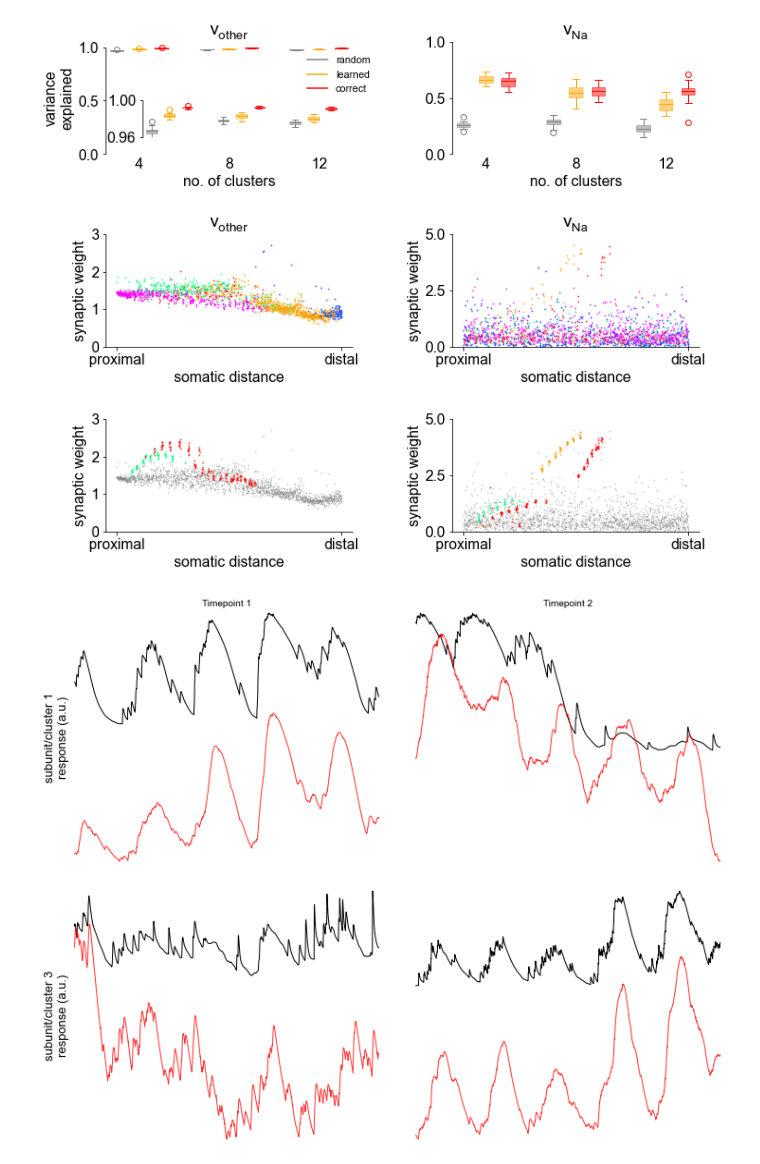
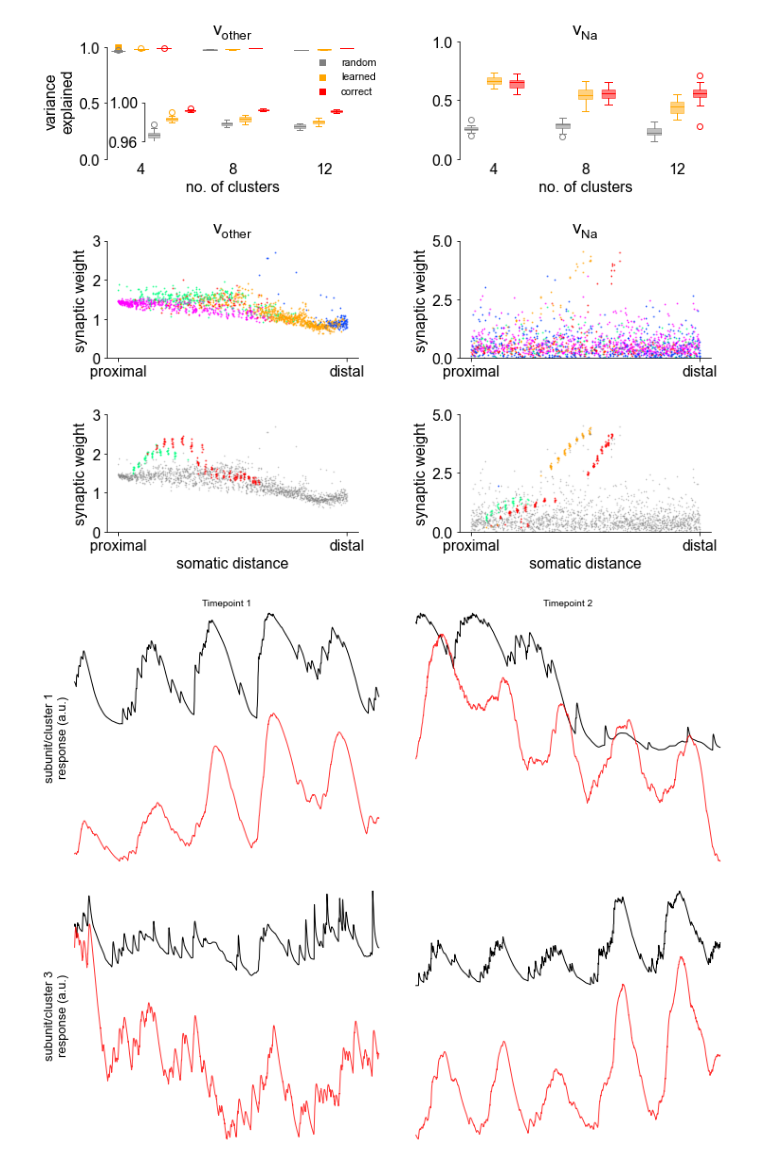
Before and after one commit to yjkimnada/dendrite, a Jupyter notebook: fig8/fig8.ipynb, the cells around one changed output. Drawn from its saved outputs; the diff is of its cells as text; code cells hidden in the pictures.

```diff
--- a/fig8/fig8.ipynb
+++ b/fig8/fig8.ipynb
@@ -167,9 +167,10 @@ ax1.set_yticks([0,0.5,1])
 ax1.set_title("$\mathregular{v_{other}}$")
 ax1.set_ylabel("variance\nexplained")
 
-hG, = ax1.plot(1,1,'gray')
-hN, = ax1.plot(1,1,'orange')
-hR, = ax1.plot(1,1,'red')
+hR = ax1.scatter(1,1,c='red', marker="s")
+hG = ax1.scatter(1,1,c='gray', marker="s")
+hN = ax1.scatter(1,1,c='orange', marker="s")
+
 ax1.legend((hG, hN, hR),('random','learned','correct'), frameon=False,
           loc=(0.8,0.5), fontsize=11)
 hR.set_visible(False)
@@ -322,39 +323,39 @@ ax3.set_ylabel("synaptic weight")
 ax5.set_ylabel("synaptic weight")
 ax4.set_ylabel("synaptic weight")
 ax6.set_ylabel("synaptic weight")
-ax3.set_xlabel("somatic distance")
+#ax3.set_xlabel("somatic distance")
 ax5.set_xlabel("somatic distance")
-ax4.set_xlabel("somatic distance")
+#ax4.set_xlabel("somatic distance")
 ax6.set_xlabel("somatic distance")
 ax3.set_title("$\mathregular{v_{other}}$")
 ax4.set_title("$\mathregular{v_{Na}}$")
 
 
 #ax3.set_xlabel("synapse ID")
 #ax4.set_xlabel("synapse ID")
 #ax5.set_xlabel("synapse ID")
 #ax6.set_xlabel("synapse ID")
 
 ax3.set_xticks([0,2000])
 ax4.set_xticks([0,2000])
 ax3.set_xticklabels(["proximal", "distal"])
 ax4.set_xticklabels(["proximal", "distal"])
 
 #for i in range(3):
     #ax5.vlines(x=(i+1)*60, ymin=0, ymax=np.max(C4_nona_idx[880:1120]), linewidth=1, linestyle="--", color="gray")
     #ax6.vlines(x=(i+1)*60, ymin=0, ymax=np.max(C4_diff_idx[880:1120]), linewidth=1, linestyle="--", color="gray")
 #ax5.set_xticks([0,240])
 #ax6.set_xticks([0,240])
 ax5.set_xticks([0,2000])
 ax6.set_xticks([0,2000])
 ax5.set_xticklabels(["proximal", "distal"])
 ax6.set_xticklabels(["proximal", "distal"])
 
 fig.tight_layout
 #plt.show()
 fig.savefig("/home/sklee/dendrite/fig8/fig8_raw.pdf", bbox_inches="tight", transparent=True)
 # %% [output]
-[figure, old version]
+[figure, new version]
 # %%
 gru4_diff_subout = np.load("/media/hdd01/sklee/CA1_clust4-60/clust/gru_s5_h20_pretrain_output_set1.npz")["sub_out"][-1,:]
 gru4_nona_subout = np.load("/media/hdd01/sklee/CA1_clust4-60_noNA/clust/gru_s5_h20_pretrain_output_set1.npz")["sub_out"][-1,:]
```
Also changed, not shown: 4 other files.
